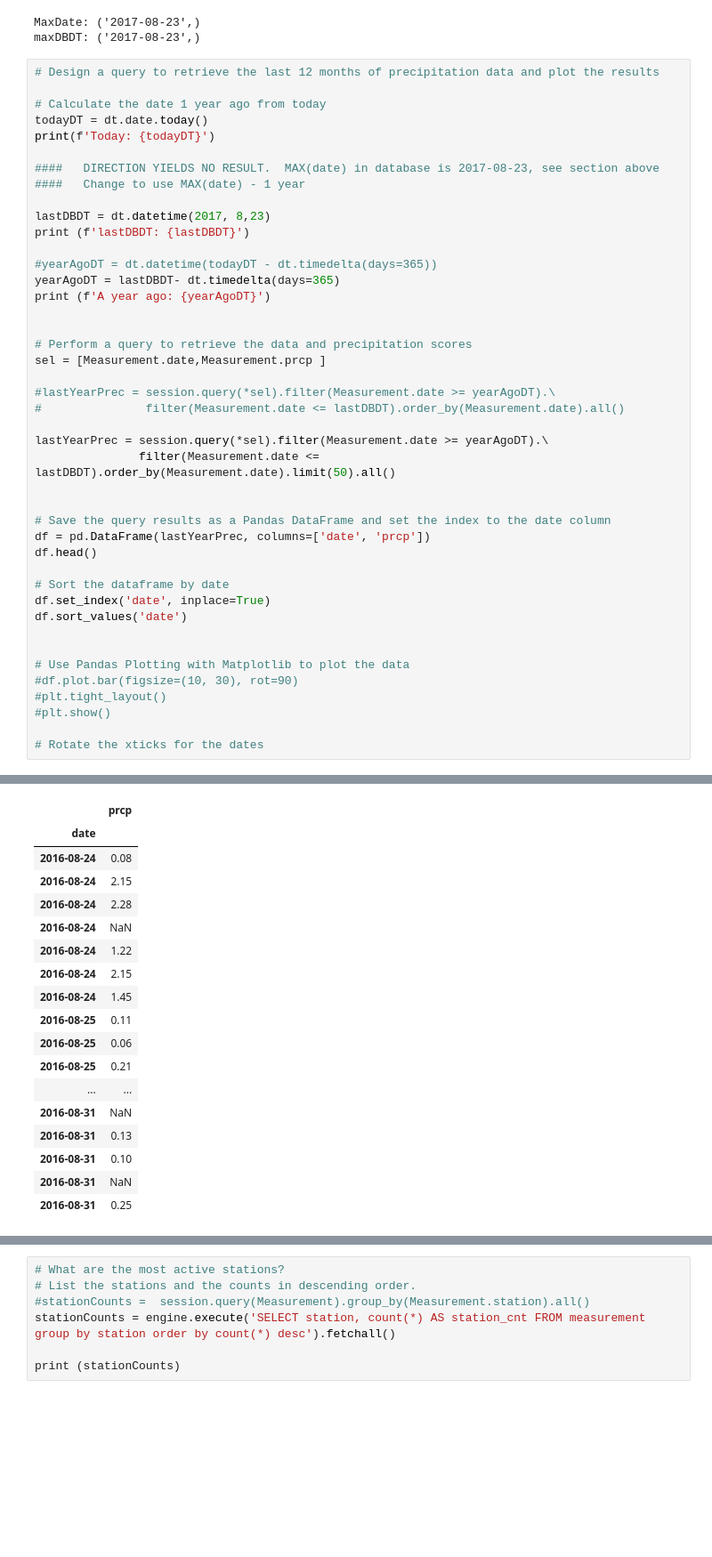
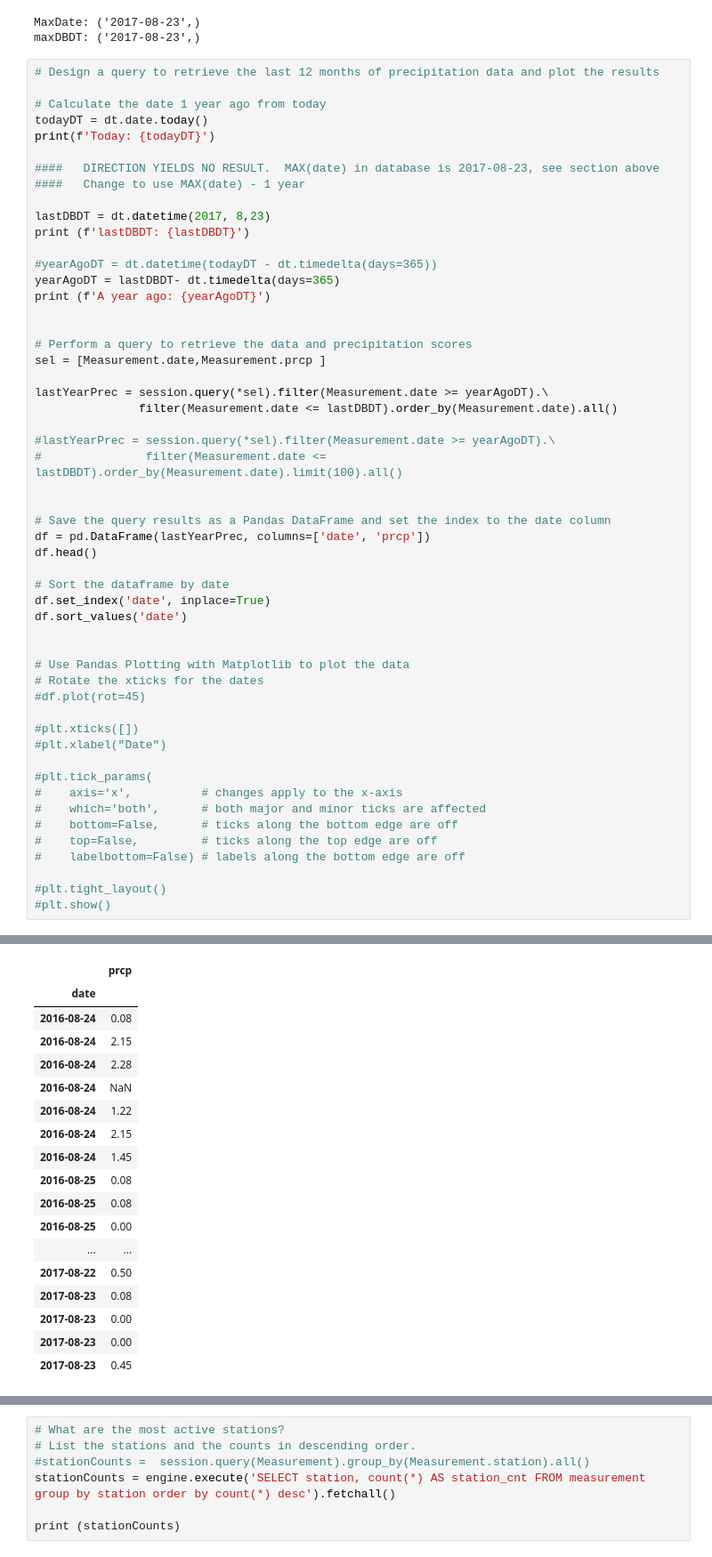
Before and after one commit to jclchang/SurfsUp, a Jupyter notebook: Notebook/SurfsUp2.ipynb, the cells around one changed output, grey strips where cells are left out. Shown at 89% size. Drawn from its saved outputs; the diff is of its cells as text; blank space fills up the shorter version.

```diff
--- a/Notebook/SurfsUp2.ipynb
+++ b/Notebook/SurfsUp2.ipynb
@@ -97,47 +97,57 @@ print (f'A year ago: {yearAgoDT}')
 # Perform a query to retrieve the data and precipitation scores
 sel = [Measurement.date,Measurement.prcp ]
 
+lastYearPrec = session.query(*sel).filter(Measurement.date >= yearAgoDT).\
+               filter(Measurement.date <= lastDBDT).order_by(Measurement.date).all()
+
 #lastYearPrec = session.query(*sel).filter(Measurement.date >= yearAgoDT).\
-#               filter(Measurement.date <= lastDBDT).order_by(Measurement.date).all()
-
-lastYearPrec = session.query(*sel).filter(Measurement.date >= yearAgoDT).\
-               filter(Measurement.date <= lastDBDT).order_by(Measurement.date).limit(50).all()
+#               filter(Measurement.date <= lastDBDT).order_by(Measurement.date).limit(100).all()
 
 
 # Save the query results as a Pandas DataFrame and set the index to the date column
 df = pd.DataFrame(lastYearPrec, columns=['date', 'prcp'])
 df.head()
 
 # Sort the dataframe by date
 df.set_index('date', inplace=True)
 df.sort_values('date')
 
 
 # Use Pandas Plotting with Matplotlib to plot the data
-#df.plot.bar(figsize=(10, 30), rot=90)
+# Rotate the xticks for the dates
+#df.plot(rot=45)
+
+#plt.xticks([])
+#plt.xlabel("Date")
+
+#plt.tick_params(
+#    axis='x',          # changes apply to the x-axis
+#    which='both',      # both major and minor ticks are affected
+#    bottom=False,      # ticks along the bottom edge are off
+#    top=False,         # ticks along the top edge are off
+#    labelbottom=False) # labels along the bottom edge are off
+
 #plt.tight_layout()
 #plt.show()
-
-# Rotate the xticks for the dates
 # %% [output]
 Today: 2018-09-05
 lastDBDT: 2017-08-23 00:00:00
 A year ago: 2016-08-23 00:00:00
 |  | prcp |
 | date |  |
 | 2016-08-24 | 0.08 |
 | 2016-08-24 | 2.15 |
 | 2016-08-24 | 2.28 |
 | 2016-08-24 | NaN |
 | 2016-08-24 | 1.22 |
 | 2016-08-24 | 2.15 |
 | 2016-08-24 | 1.45 |
-| 2016-08-25 | 0.11 |
-| 2016-08-25 | 0.06 |
-| 2016-08-25 | 0.21 |
+| 2016-08-25 | 0.08 |
+| 2016-08-25 | 0.08 |
+| 2016-08-25 | 0.00 |
 | ... | ... |
-| 2016-08-31 | NaN |
-| 2016-08-31 | 0.13 |
-| 2016-08-31 | 0.10 |
-| 2016-08-31 | NaN |
-| 2016-08-31 | 0.25 |
+| 2017-08-22 | 0.50 |
+| 2017-08-23 | 0.08 |
+| 2017-08-23 | 0.00 |
+| 2017-08-23 | 0.00 |
+| 2017-08-23 | 0.45 |
```
Also changed, not shown: parts of 9 cells of this notebook, 7 other files.
